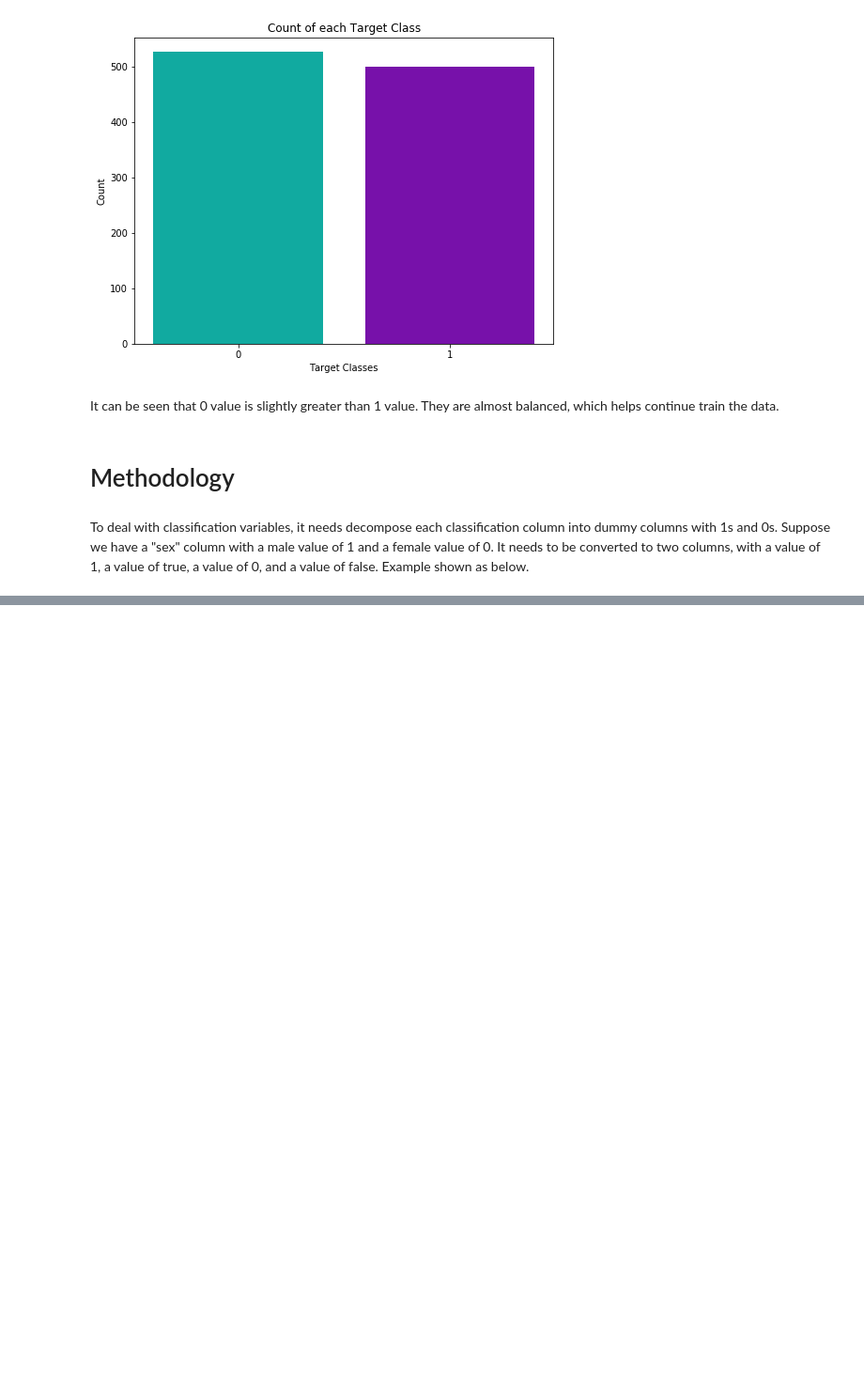
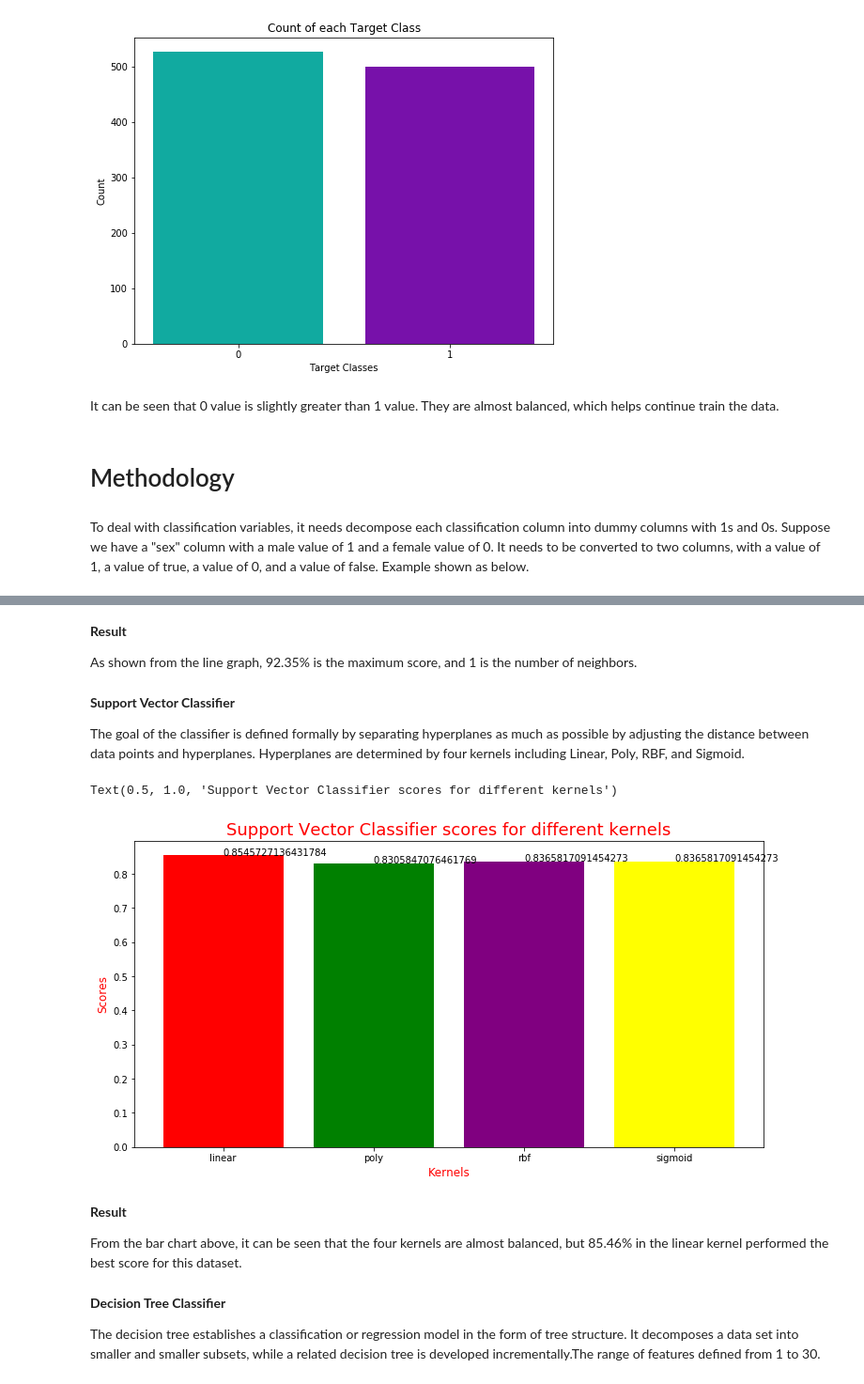
Before and after one commit to haishan-shi/A1, a Jupyter notebook: A2_Practical_Machine_Learning_Project.ipynb, the cells around one changed output, grey strips where cells are left out. Shown at 94% size. Drawn from its saved outputs; the diff is of its cells as text; code cells hidden in the pictures; blank space fills up the shorter version.

```diff
--- a/A2_Practical_Machine_Learning_Project.ipynb
+++ b/A2_Practical_Machine_Learning_Project.ipynb
@@ -232,0 +250,34 @@ Text(0.5, 1.0, 'K Neighbors Classifier scores for different K values')
+# %% [markdown]
+**Result**
+
+As shown from the line graph, 92.35% is the maximum score, and 1 is the number of neighbors.
+# %% [markdown]
+**Support Vector Classifier**
+
+The goal of the classifier is defined formally by separating hyperplanes as much as possible by adjusting the distance between data points and hyperplanes. Hyperplanes are determined by four kernels including Linear, Poly, RBF, and Sigmoid.
+# %%
+svc_scores = []
+kernels = ['linear', 'poly', 'rbf', 'sigmoid']
+for i in range(len(kernels)):
+    svc_classifier = SVC(kernel = kernels[i])
+    svc_classifier.fit(X_train, y_train)
+    svc_scores.append(svc_classifier.score(X_test, y_test))
+# %%
+rcParams['figure.figsize'] = 12, 6
+plt.bar(kernels, svc_scores, color = ['red', 'green', 'purple', 'yellow'])
+for i in range(len(kernels)):
+    plt.text(i, svc_scores[i], svc_scores[i])
+plt.xlabel('Kernels', color = 'red', fontsize=12)
+plt.ylabel('Scores', color = 'red', fontsize=12)
+plt.title('Support Vector Classifier scores for different kernels', color = 'red', fontsize=18)
+# %% [output]
+Text(0.5, 1.0, 'Support Vector Classifier scores for different kernels')
+[figure, added]
+# %% [markdown]
+**Result**
+
+From the bar chart above, it can be seen that the four kernels are almost balanced, but 85.46% in the linear kernel performed the best score for this dataset.
+# %% [markdown]
+**Decision Tree Classifier**
+
+The decision tree establishes a classification or regression model in the form of tree structure. It decomposes a data set into smaller and smaller subsets, while a related decision tree is developed incrementally.The range of features defined from 1 to 30.
```
Also changed, not shown: parts of 22 cells of this notebook.
